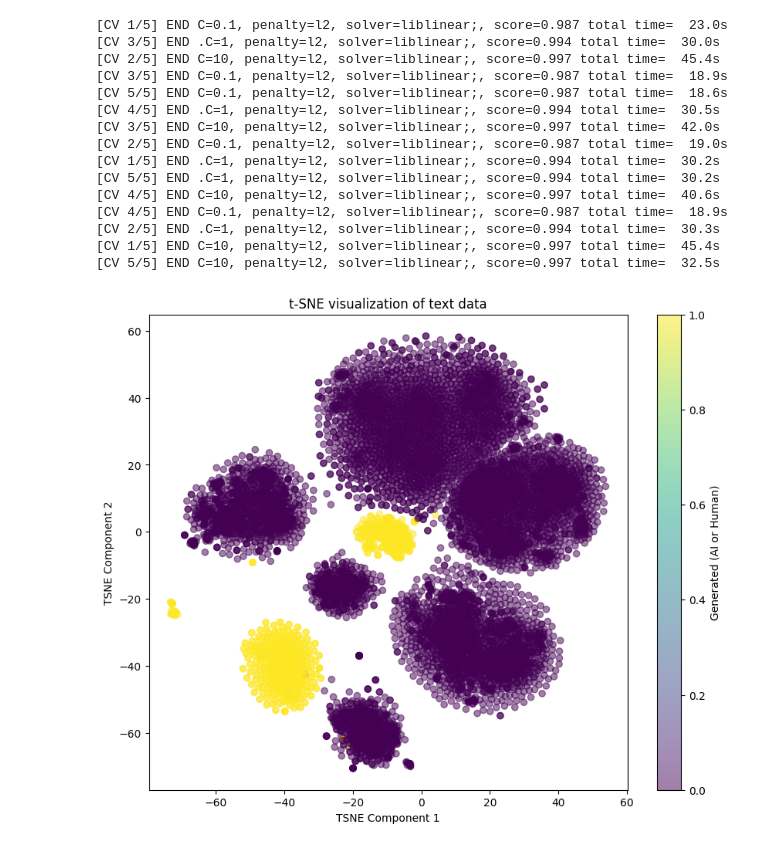
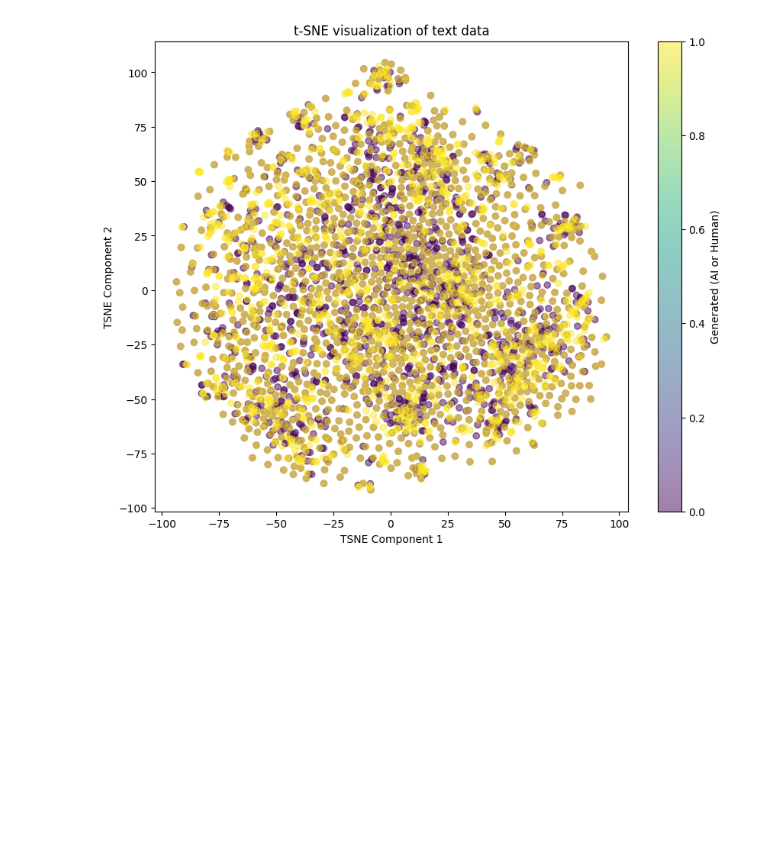
Before and after one commit to pallasite99/AI-comment-classifier, a Jupyter notebook: src/base.ipynb, the cells around one changed output. Cells and saved outputs as stored; diff of their text form; code cells hidden in the pictures; blank space fills up the shorter version.

Commit message:
Kaggle Notebook | data-mining-comment-classifier | Version 15

```diff
--- a/src/base.ipynb
+++ b/src/base.ipynb
@@ -22,7 +24,7 @@ from sklearn.metrics import (
 # %%
 # Describing data
 # Load the dataset
-df = pd.read_csv('/kaggle/input/ai-human/AI_Human.csv')
+df = pd.read_csv('/kaggle/input/test-ds-zenodo/AC6Train_AC6Test.csv')
 
 # Total entries
 print(df.count().sum())
@@ -35,11 +37,11 @@ missing_values = df.isnull().sum()
 print("Missing Values:\n", missing_values)
 
 # Class distribution in 'generated' column
-class_distribution = df['generated'].value_counts()
+class_distribution = df['label'].value_counts()
 print("\nClass Distribution:\n", class_distribution)
 
 # Text length analysis
-df['text_length'] = df['text'].apply(len)
+df['text_length'] = df['texts'].apply(len)
 # Summary statistics for text length
 text_length_stats = df['text_length'].describe()
 print("\nText Length Statistics:\n", text_length_stats)
@@ -78,8 +80,8 @@ def clean_text_no_nltk(text):
     return cleaned_text
 
 # Apply the cleaning function to the 'text' column
-df['cleaned_text'] = df['text'].apply(clean_text_no_nltk)
+df['cleaned_text'] = df['texts'].apply(clean_text_no_nltk)
 
 # Display the first few rows to verify cleaning
-print(df[['text', 'cleaned_text']].head())
+print(df[['texts', 'cleaned_text']].head())
 # %% [output]
@@ -529,50 +391,33 @@ weighted avg       1.00      1.00      1.00     97447
 # %%
 from sklearn.manifold import TSNE
-import matplotlib.pyplot as plt
-
 # Apply the cleaning function to the 'text' column
-df['cleaned_text'] = df['text'].apply(clean_text_no_nltk)
+df['cleaned_text'] = df['texts'].apply(clean_text_no_nltk)
 df.head()
 df_subset = df[:10000]
 # Extract the text and target columns
 X_raw = df_subset['cleaned_text']
-y = df_subset['generated']
+y = df_subset['label']
 
 # Convert text to numeric features using TF-IDF
 vectorizer = TfidfVectorizer(max_features=5000)
 X = vectorizer.fit_transform(X_raw)
 # Apply t-SNE to reduce the dimensionality of the data
 tsne = TSNE(n_components=2, random_state=42, perplexity=20)
 X_tsne = tsne.fit_transform(X.toarray())  # Converting sparse matrix to dense array
 
 # Create a DataFrame with the t-SNE results
 tsne_df = pd.DataFrame(X_tsne, columns=['TSNE1', 'TSNE2'])
 tsne_df['generated'] = y
 # Plot the t-SNE results
 plt.figure(figsize=(10, 8))
 plt.scatter(tsne_df['TSNE1'], tsne_df['TSNE2'], c=tsne_df['generated'], cmap='viridis', alpha=0.5)
 plt.title('t-SNE visualization of text data')
 plt.xlabel('TSNE Component 1')
 plt.ylabel('TSNE Component 2')
 plt.colorbar(label='Generated (AI or Human)')
 plt.show()
 # %% [output]
-[CV 1/5] END C=0.1, penalty=l2, solver=liblinear;, score=0.987 total time=  23.0s
-[CV 3/5] END .C=1, penalty=l2, solver=liblinear;, score=0.994 total time=  30.0s
-[CV 2/5] END C=10, penalty=l2, solver=liblinear;, score=0.997 total time=  45.4s
-[CV 3/5] END C=0.1, penalty=l2, solver=liblinear;, score=0.987 total time=  18.9s
-[CV 5/5] END C=0.1, penalty=l2, solver=liblinear;, score=0.987 total time=  18.6s
-[CV 4/5] END .C=1, penalty=l2, solver=liblinear;, score=0.994 total time=  30.5s
-[CV 3/5] END C=10, penalty=l2, solver=liblinear;, score=0.997 total time=  42.0s
-[CV 2/5] END C=0.1, penalty=l2, solver=liblinear;, score=0.987 total time=  19.0s
-[CV 1/5] END .C=1, penalty=l2, solver=liblinear;, score=0.994 total time=  30.2s
-[CV 5/5] END .C=1, penalty=l2, solver=liblinear;, score=0.994 total time=  30.2s
-[CV 4/5] END C=10, penalty=l2, solver=liblinear;, score=0.997 total time=  40.6s
-[CV 4/5] END C=0.1, penalty=l2, solver=liblinear;, score=0.987 total time=  18.9s
-[CV 2/5] END .C=1, penalty=l2, solver=liblinear;, score=0.994 total time=  30.3s
-[CV 1/5] END C=10, penalty=l2, solver=liblinear;, score=0.997 total time=  45.4s
-[CV 5/5] END C=10, penalty=l2, solver=liblinear;, score=0.997 total time=  32.5s
-[figure, old version]
+[figure, new version]
 # %%
 # Generates .pkl files that can be used for local UI demo of the trained model
 import pickle
```
Also changed, not shown: parts of 9 cells of this notebook.
